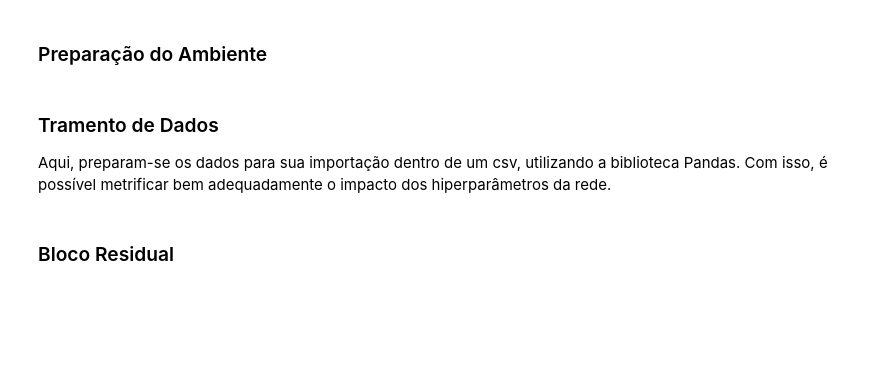
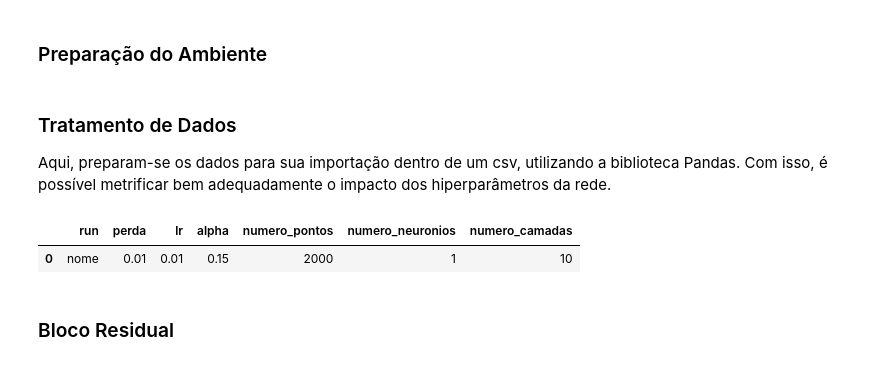
Before and after one commit to lucascarvalho10/atividades_ic, a Jupyter notebook: parte_a_navier_stokes/otimizacao_manual.ipynb, the cells around one changed output. Drawn from its saved outputs; the diff is of its cells as text; code cells hidden in the pictures; blank space fills up the shorter version.

```diff
--- a/parte_a_navier_stokes/otimizacao_manual.ipynb
+++ b/parte_a_navier_stokes/otimizacao_manual.ipynb
@@ -40,6 +46,6 @@ import pandas as pd
 np.random.seed(1)
 pd.options.display.float_format = '{:.2f}'.format
 # %% [markdown]
-### Tramento de Dados
+### Tratamento de Dados
 
 Aqui, preparam-se os dados para sua importação dentro de um csv, utilizando a biblioteca Pandas. Com isso, é possível metrificar bem adequadamente o impacto dos hiperparâmetros da rede.
@@ -49,0 +52,9 @@ dados = pd.read_csv(csv_file, delimiter='\t')
+# %%
+# Read the JSON file into a DataFrame
+df = pd.read_json("dados_otimizacao.json")
+
+# Display the DataFrame
+df.head()
+# %% [output]
+|  | run | perda | lr | alpha | numero_pontos | numero_neuronios | numero_camadas |
+| 0 | nome | 0.01 | 0.01 | 0.15 | 2000 | 1 | 10 |
```
Also changed, not shown: parts of 13 cells of this notebook, 3 other files.
